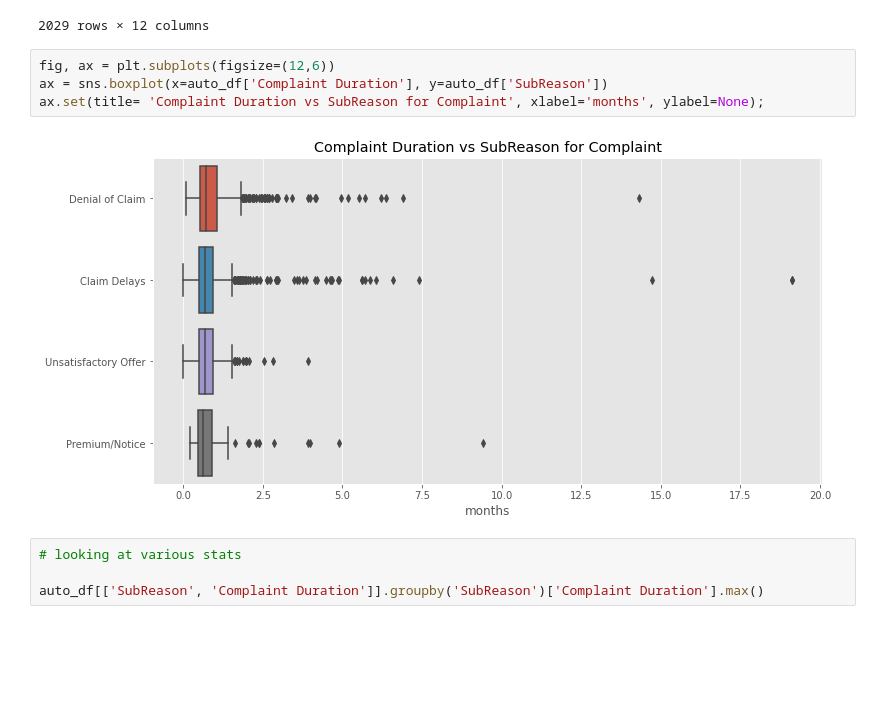
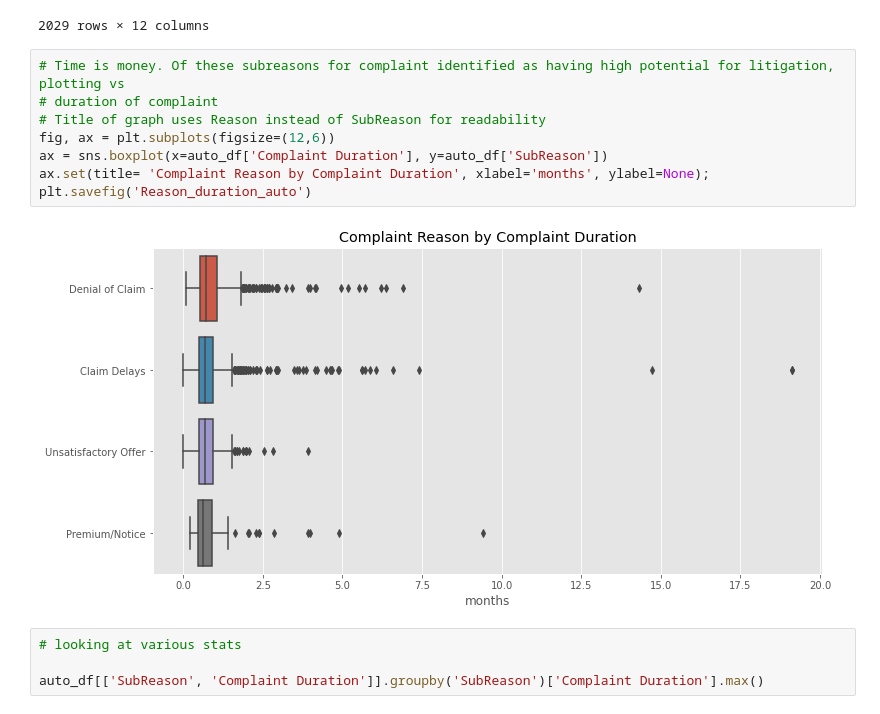
Before and after one commit to HuebnerC/Insurance_Complaints, a Jupyter notebook: Insurance_Complaints/auto_complaints_reason.ipynb, the cells around one changed output. Saved outputs shown, nothing was run; the diff lists cells and outputs as text; blank space fills up the shorter version.

```diff
--- a/Insurance_Complaints/auto_complaints_reason.ipynb
+++ b/Insurance_Complaints/auto_complaints_reason.ipynb
@@ -96,11 +103,15 @@ auto_df.sort_values('Complaint Duration', ascending=False)
 | 14032 | GEICO Casualty Company | 902105 | 2019-05-09 | NaT | Auto Physical Damage | NaN | Unfair Claims Practice | Denial of Claim | NaN | ... |
 2029 rows × 12 columns
 # %%
+# Time is money. Of these subreasons for complaint identified as having high potential for litigation, plotting vs
+# duration of complaint
+# Title of graph uses Reason instead of SubReason for readability
 fig, ax = plt.subplots(figsize=(12,6))
 ax = sns.boxplot(x=auto_df['Complaint Duration'], y=auto_df['SubReason'])
-ax.set(title= 'Complaint Duration vs SubReason for Complaint', xlabel='months', ylabel=None);
+ax.set(title= 'Complaint Reason by Complaint Duration', xlabel='months', ylabel=None);
+plt.savefig('Reason_duration_auto')
 # %% [output]
-[figure, old version]
+[figure, new version]
 # %%
 # looking at various stats
 
```
Also changed, not shown: parts of 12 cells of this notebook, 14 other files.
